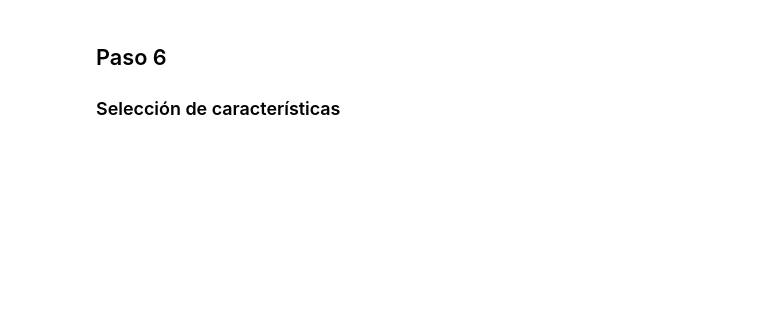
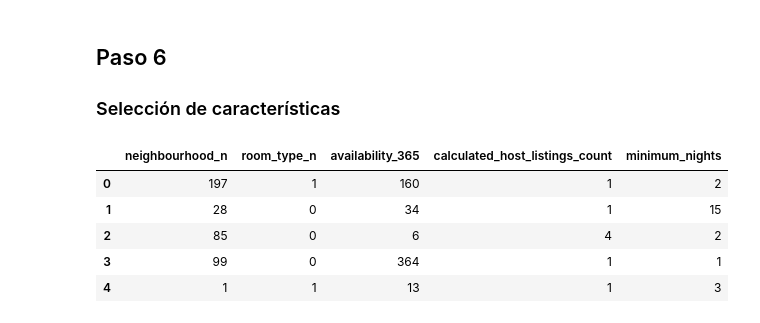
Before and after one commit to 4GeeksAcademy/machine-learning-python-template_ds_13_david_2, a Jupyter notebook: src/explore.ipynb, the cells around one changed output. Drawn from its saved outputs; the diff is of its cells as text; code cells hidden in the pictures; blank space fills up the shorter version.

```diff
--- a/src/explore.ipynb
+++ b/src/explore.ipynb
@@ -522,9 +522,16 @@ x_train_norm.head()
 # %%
 # Con un valor de k = 5 decimos implícitamente que queremos eliminar 2 características del conjunto de datos
 selection_model = SelectKBest(f_classif, k = 5)
-selection_model.fit(X_train, y_train)
+selection_model.fit(x_train, y_train)
 ix = selection_model.get_support()
-X_train_sel = pd.DataFrame(selection_model.transform(X_train), columns = X_train.columns.values[ix])
-X_test_sel = pd.DataFrame(selection_model.transform(X_test), columns = X_test.columns.values[ix])
+x_train_sel = pd.DataFrame(selection_model.transform(x_train), columns = x_train.columns.values[ix])
+x_test_sel = pd.DataFrame(selection_model.transform(x_test), columns = x_test.columns.values[ix])
 
-X_train_sel.head()
+x_train_sel.head()
+# %% [output]
+|  | neighbourhood_n | room_type_n | availability_365 | calculated_host_listings_count | minimum_nights |
+| 0 | 197 | 1 | 160 | 1 | 2 |
+| 1 | 28 | 0 | 34 | 1 | 15 |
+| 2 | 85 | 0 | 6 | 4 | 2 |
+| 3 | 99 | 0 | 364 | 1 | 1 |
+| 4 | 1 | 1 | 13 | 1 | 3 |
```
Also changed, not shown: parts of 2 cells of this notebook.
